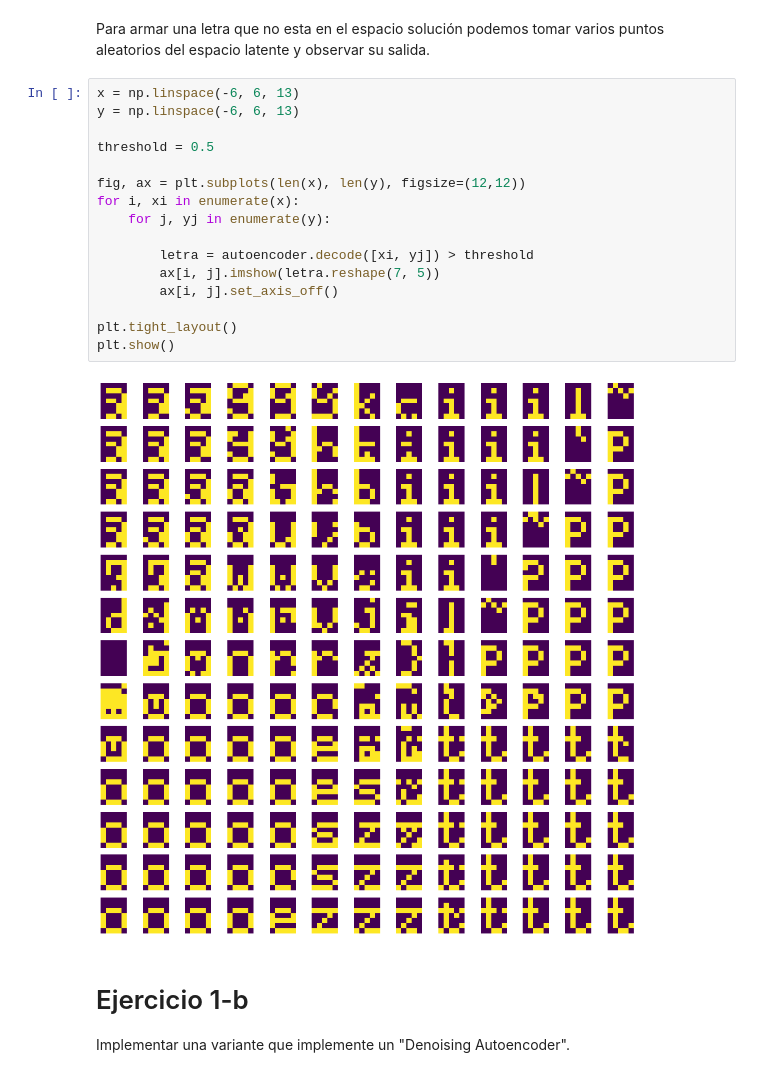
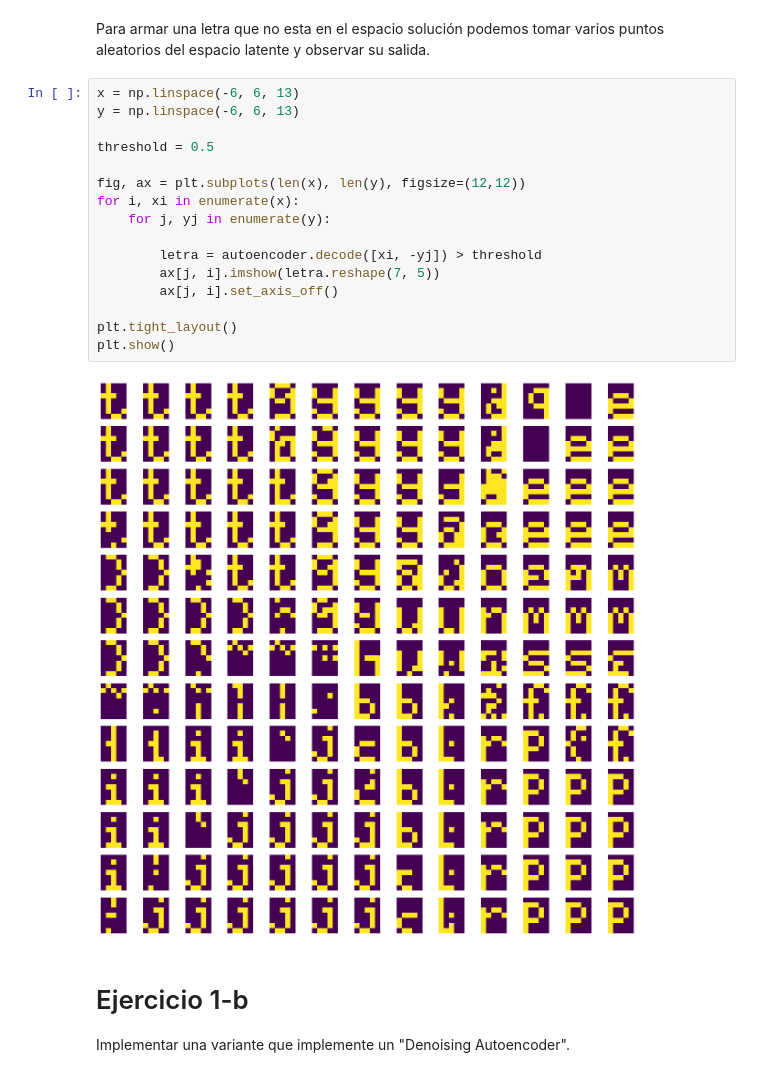
Before and after one commit to jbarberia/sia-tp5, a Jupyter notebook: notebooks/ejercicio1.ipynb, the cells around one changed output. Cells and saved outputs as stored; diff of their text form.

```diff
--- a/notebooks/ejercicio1.ipynb
+++ b/notebooks/ejercicio1.ipynb
@@ -93,21 +93,21 @@ Para armar una letra que no esta en el espacio solución podemos tomar varios pu
 # %%
 x = np.linspace(-6, 6, 13)
 y = np.linspace(-6, 6, 13)
 
 threshold = 0.5
 
 fig, ax = plt.subplots(len(x), len(y), figsize=(12,12))
 for i, xi in enumerate(x):
 	for j, yj in enumerate(y):
 
-		letra = autoencoder.decode([xi, yj]) > threshold
-		ax[i, j].imshow(letra.reshape(7, 5))
-		ax[i, j].set_axis_off()
+		letra = autoencoder.decode([xi, -yj]) > threshold
+		ax[j, i].imshow(letra.reshape(7, 5))
+		ax[j, i].set_axis_off()
 
 plt.tight_layout()
 plt.show()
 # %% [output]
-[figure, old version]
+[figure, new version]
 # %% [markdown]
 # Ejercicio 1-b
 Implementar una variante que implemente un "Denoising Autoencoder".
```
Also changed, not shown: parts of 21 cells of this notebook, 4 other files.
